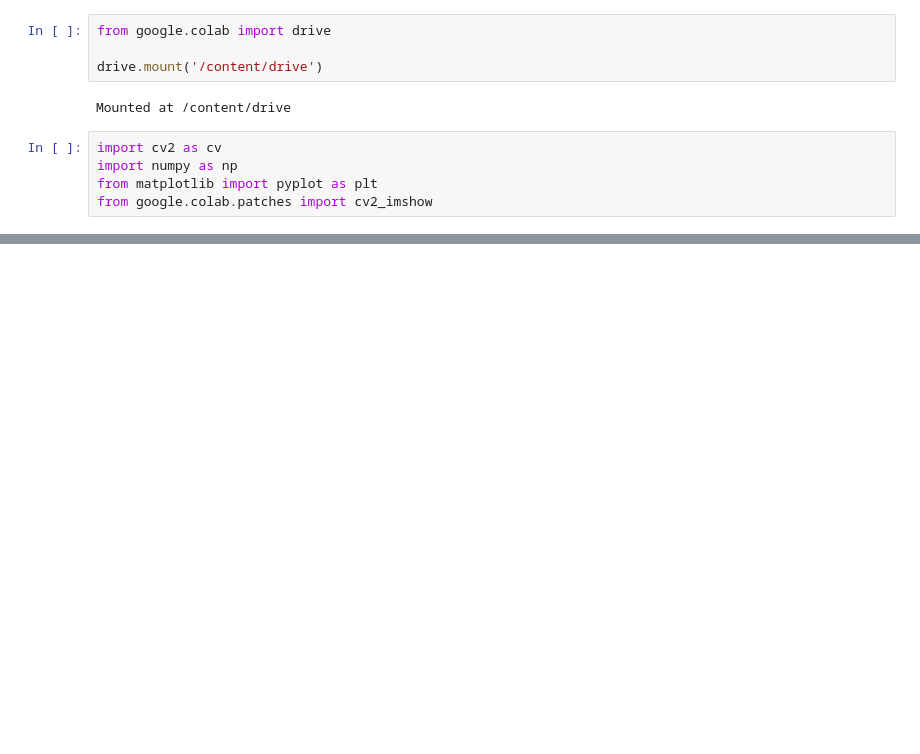
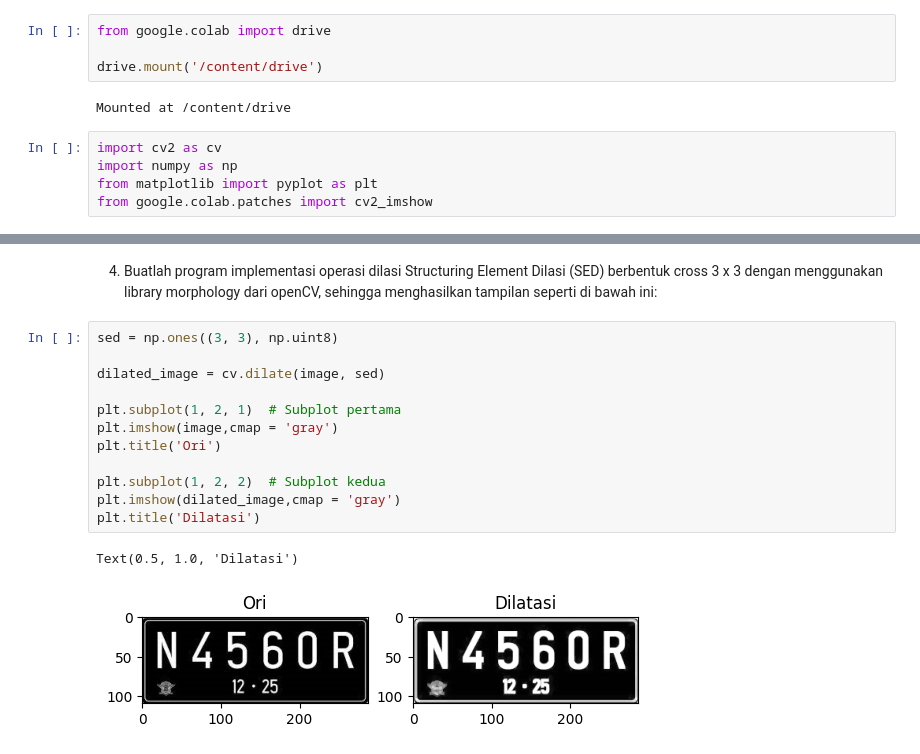
Before and after one commit to Aikhusy/PCVK, a Jupyter notebook: week9.ipynb, the cells around one changed output, grey strips where cells are left out. Saved outputs shown, nothing was run; the diff lists cells and outputs as text; blank space fills up the shorter version.

```diff
--- a/week9.ipynb
+++ b/week9.ipynb
@@ -39,0 +58,19 @@ cv2_imshow(dilated_image)
+# %% [markdown]
+4. Buatlah program implementasi operasi dilasi Structuring Element Dilasi (SED)
+berbentuk cross 3 x 3 dengan menggunakan library morphology dari openCV,
+sehingga menghasilkan tampilan seperti di bawah ini:
+# %%
+sed = np.ones((3, 3), np.uint8)
+
+dilated_image = cv.dilate(image, sed)
+
+plt.subplot(1, 2, 1)  # Subplot pertama
+plt.imshow(image,cmap = 'gray')
+plt.title('Ori')
+
+plt.subplot(1, 2, 2)  # Subplot kedua
+plt.imshow(dilated_image,cmap = 'gray')
+plt.title('Dilatasi')
+# %% [output]
+Text(0.5, 1.0, 'Dilatasi')
+[figure, added]
```
Also changed, not shown: parts of 42 cells of this notebook.
